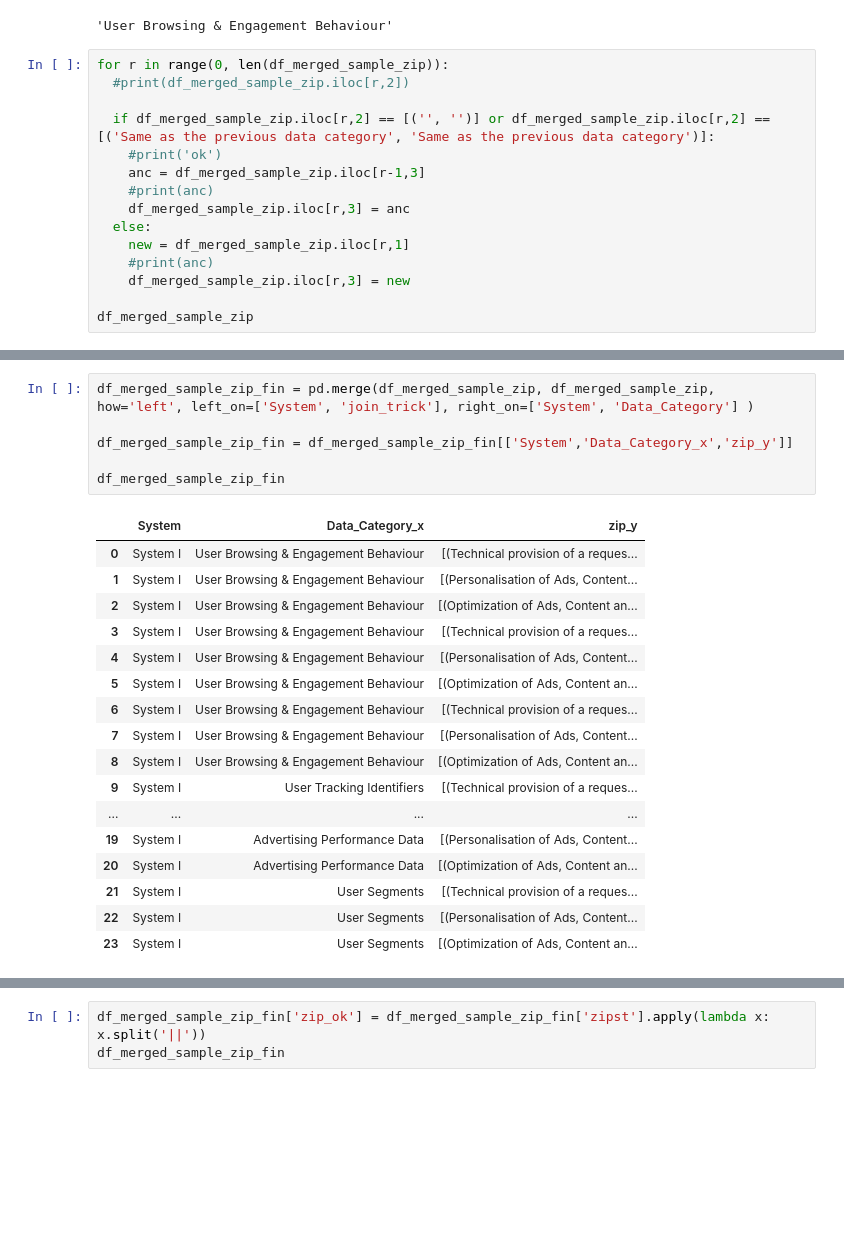
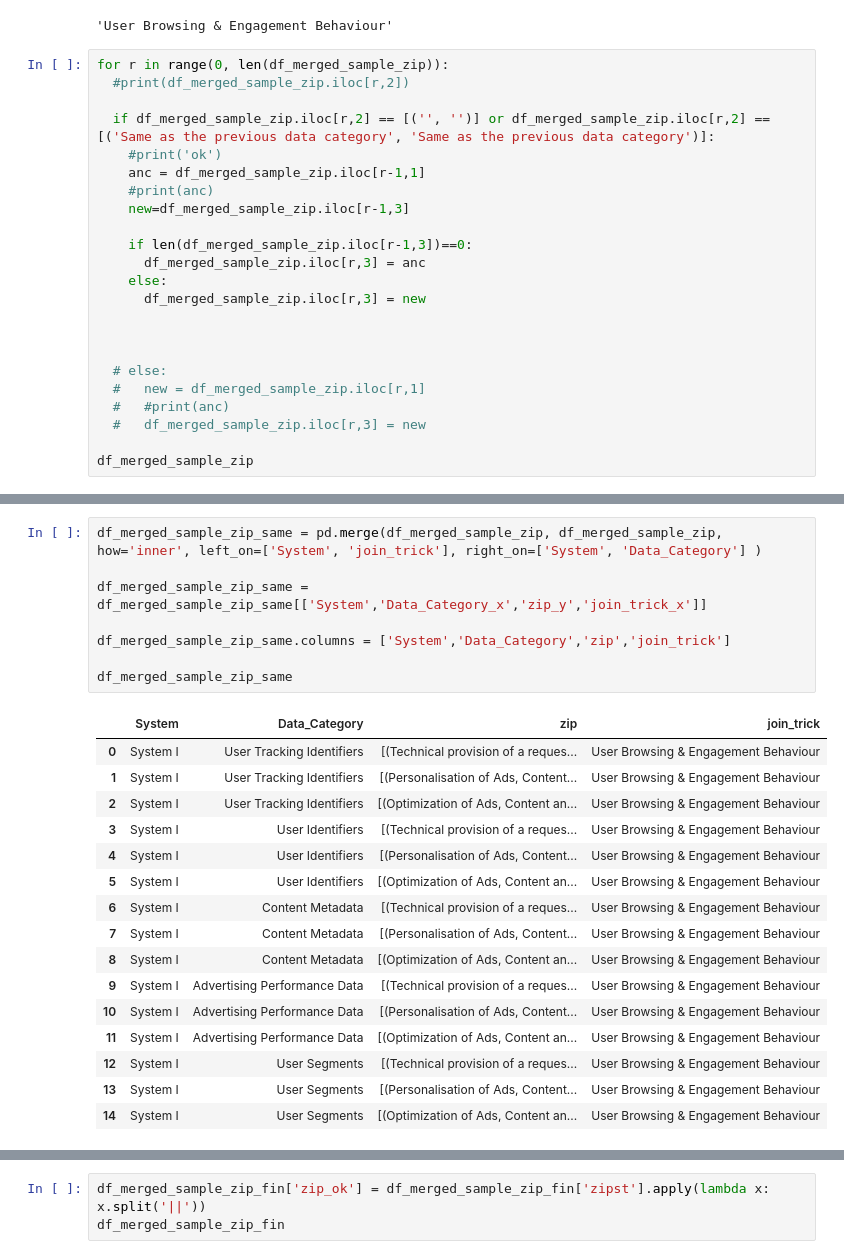
Before and after one commit to flohaha/Colab_Better_Rop, a Jupyter notebook: ROPA.ipynb, the cells around one changed output, grey strips where cells are left out. Drawn from its saved outputs; the diff is of its cells as text; blank space fills up the shorter version.

```diff
--- a/ROPA.ipynb
+++ b/ROPA.ipynb
@@ -289,13 +304,21 @@ for r in range(0, len(df_merged_sample_zip)):
 
   if df_merged_sample_zip.iloc[r,2] == [('', '')] or df_merged_sample_zip.iloc[r,2] == [('Same as the previous data category', 'Same as the previous data category')]:
     #print('ok')
-    anc = df_merged_sample_zip.iloc[r-1,3]
+    anc = df_merged_sample_zip.iloc[r-1,1]
     #print(anc)
-    df_merged_sample_zip.iloc[r,3] = anc
-  else:
-    new = df_merged_sample_zip.iloc[r,1]
-    #print(anc)
-    df_merged_sample_zip.iloc[r,3] = new
+    new=df_merged_sample_zip.iloc[r-1,3]
+
+    if len(df_merged_sample_zip.iloc[r-1,3])==0:
+      df_merged_sample_zip.iloc[r,3] = anc
+    else:
+      df_merged_sample_zip.iloc[r,3] = new
+
+
+
+  # else:
+  #   new = df_merged_sample_zip.iloc[r,1]
+  #   #print(anc)
+  #   df_merged_sample_zip.iloc[r,3] = new
 
 df_merged_sample_zip
 # %% [output]
@@ -311,24 +341,25 @@ df_merged_sample_zip
 # %%
-df_merged_sample_zip_fin = pd.merge(df_merged_sample_zip, df_merged_sample_zip, how='left', left_on=['System', 'join_trick'], right_on=['System', 'Data_Category'] )
+df_merged_sample_zip_same = pd.merge(df_merged_sample_zip, df_merged_sample_zip, how='inner', left_on=['System', 'join_trick'], right_on=['System', 'Data_Category'] )
 
-df_merged_sample_zip_fin = df_merged_sample_zip_fin[['System','Data_Category_x','zip_y']]
+df_merged_sample_zip_same = df_merged_sample_zip_same[['System','Data_Category_x','zip_y','join_trick_x']]
 
-df_merged_sample_zip_fin
+df_merged_sample_zip_same.columns = ['System','Data_Category','zip','join_trick']
+
+df_merged_sample_zip_same
 # %% [output]
-|  | System | Data_Category_x | zip_y |
-| 0 | System I | User Browsing & Engagement Behaviour | [(Technical provision of a reques... |
-| 1 | System I | User Browsing & Engagement Behaviour | [(Personalisation of Ads, Content... |
-| 2 | System I | User Browsing & Engagement Behaviour | [(Optimization of Ads, Content an... |
-| 3 | System I | User Browsing & Engagement Behaviour | [(Technical provision of a reques... |
-| 4 | System I | User Browsing & Engagement Behaviour | [(Personalisation of Ads, Content... |
-| 5 | System I | User Browsing & Engagement Behaviour | [(Optimization of Ads, Content an... |
-| 6 | System I | User Browsing & Engagement Behaviour | [(Technical provision of a reques... |
-| 7 | System I | User Browsing & Engagement Behaviour | [(Personalisation of Ads, Content... |
-| 8 | System I | User Browsing & Engagement Behaviour | [(Optimization of Ads, Content an... |
-| 9 | System I | User Tracking Identifiers | [(Technical provision of a reques... |
-| ... | ... | ... | ... |
-| 19 | System I | Advertising Performance Data | [(Personalisation of Ads, Content... |
-| 20 | System I | Advertising Performance Data | [(Optimization of Ads, Content an... |
-| 21 | System I | User Segments | [(Technical provision of a reques... |
-| 22 | System I | User Segments | [(Personalisation of Ads, Content... |
-| 23 | System I | User Segments | [(Optimization of Ads, Content an... |
+|  | System | Data_Category | zip | join_trick |
+| 0 | System I | User Tracking Identifiers | [(Technical provision of a reques... | User Browsing & Engagement Behaviour |
+| 1 | System I | User Tracking Identifiers | [(Personalisation of Ads, Content... | User Browsing & Engagement Behaviour |
+| 2 | System I | User Tracking Identifiers | [(Optimization of Ads, Content an... | User Browsing & Engagement Behaviour |
+| 3 | System I | User Identifiers | [(Technical provision of a reques... | User Browsing & Engagement Behaviour |
+| 4 | System I | User Identifiers | [(Personalisation of Ads, Content... | User Browsing & Engagement Behaviour |
+| 5 | System I | User Identifiers | [(Optimization of Ads, Content an... | User Browsing & Engagement Behaviour |
+| 6 | System I | Content Metadata | [(Technical provision of a reques... | User Browsing & Engagement Behaviour |
+| 7 | System I | Content Metadata | [(Personalisation of Ads, Content... | User Browsing & Engagement Behaviour |
+| 8 | System I | Content Metadata | [(Optimization of Ads, Content an... | User Browsing & Engagement Behaviour |
+| 9 | System I | Advertising Performance Data | [(Technical provision of a reques... | User Browsing & Engagement Behaviour |
+| 10 | System I | Advertising Performance Data | [(Personalisation of Ads, Content... | User Browsing & Engagement Behaviour |
+| 11 | System I | Advertising Performance Data | [(Optimization of Ads, Content an... | User Browsing & Engagement Behaviour |
+| 12 | System I | User Segments | [(Technical provision of a reques... | User Browsing & Engagement Behaviour |
+| 13 | System I | User Segments | [(Personalisation of Ads, Content... | User Browsing & Engagement Behaviour |
+| 14 | System I | User Segments | [(Optimization of Ads, Content an... | User Browsing & Engagement Behaviour |
```
Also changed, not shown: parts of 9 cells of this notebook.
